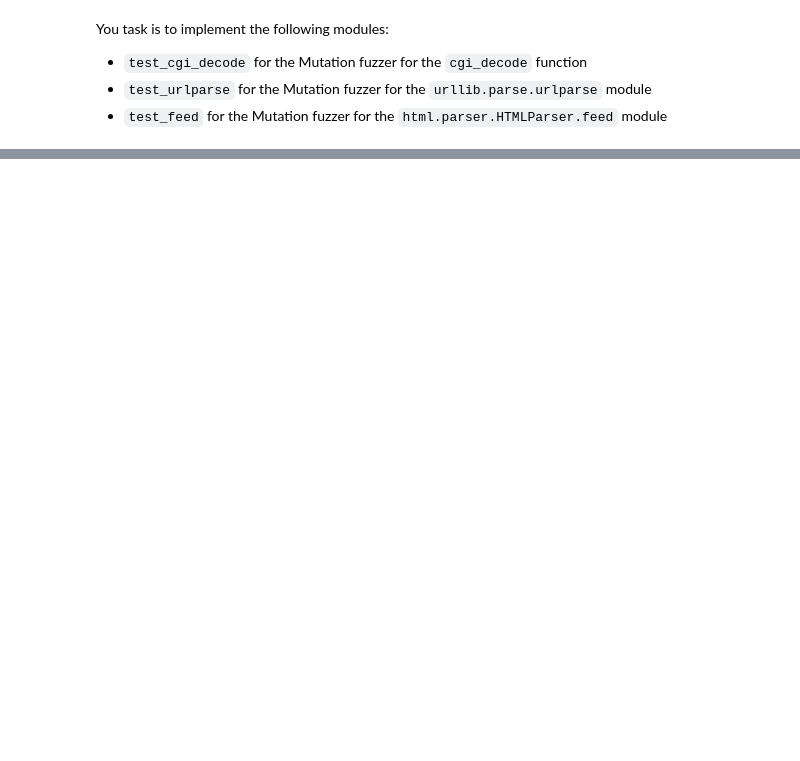
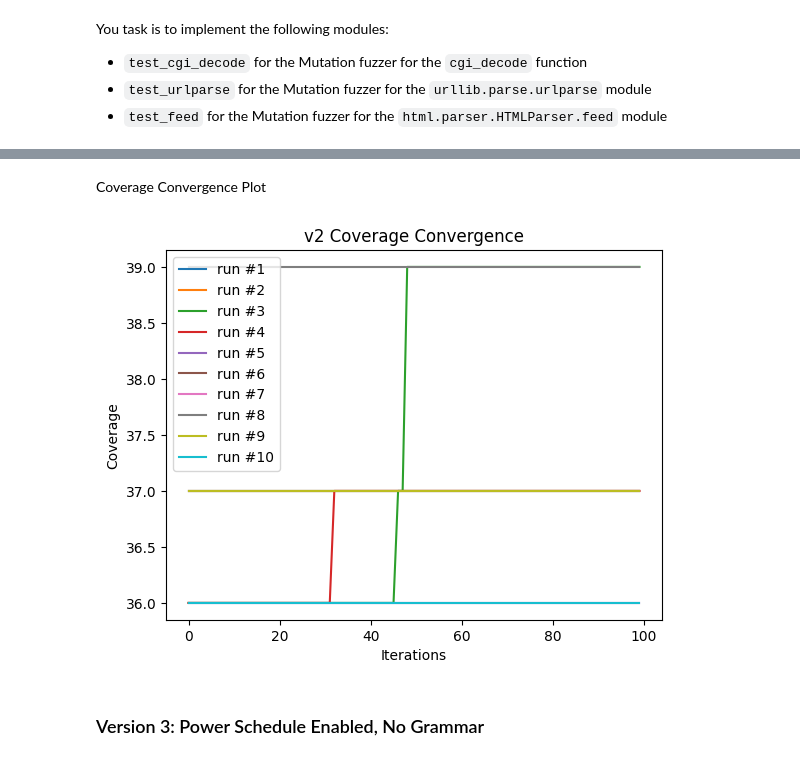
Before and after one commit to seifashraf1/HIV_2024_TP2, a Jupyter notebook: getting_started.ipynb, the cells around one changed output, grey strips where cells are left out. Drawn from its saved outputs; the diff is of its cells as text; code cells hidden in the pictures; blank space fills up the shorter version.

```diff
--- a/getting_started.ipynb
+++ b/getting_started.ipynb
@@ -105,0 +175,35 @@ You task is to implement the following modules:
+# %%
+def update_seeds(seeds, output):
+    """This function updates the seeds with the coverage and execution time of the last run."""
+    for i in range(10):
+        seeds[i].coverage = output['coverage'][i]
+        seeds[i].execution_time = output['execution_times'][i]
+    return seeds
+# %%
+def test_cgi_decode_v2(test_module):
+    executor = AbstractExecutor(test_module)
+    powerschedule = UrlSchedule()
+
+    seeds = [AbstractSeed(url_inputs[i]) for i in range(10)]
+    fuzzer_no_ps = CgiFuzzer(executor, seeds)
+    seeds_data = fuzzer_no_ps.run_fuzzer(budget=100)
+    update_seeds(seeds, seeds_data)
+
+    fuzzer = CgiFuzzer(executor, seeds, powerschedule)
+    output = fuzzer.run_fuzzer(budget=100)
+    assert output is not None
+    return output
+# %% [markdown]
+Coverage Convergence Plot
+# %%
+for i in range(10):
+    v2_output = test_cgi_decode_v2(cgi_decode)
+    plt.plot(np.arange(100), v2_output['coverage'], label='run #'+str(i+1))
+    plt.xlabel('Iterations')
+    plt.ylabel('Coverage')
+    plt.title('v2 Coverage Convergence')
+    plt.legend()
+# %% [output]
+[figure, added]
+# %% [markdown]
+### Version 3: Power Schedule Enabled, No Grammar
```
Also changed, not shown: parts of 34 cells of this notebook, 4 other files.
